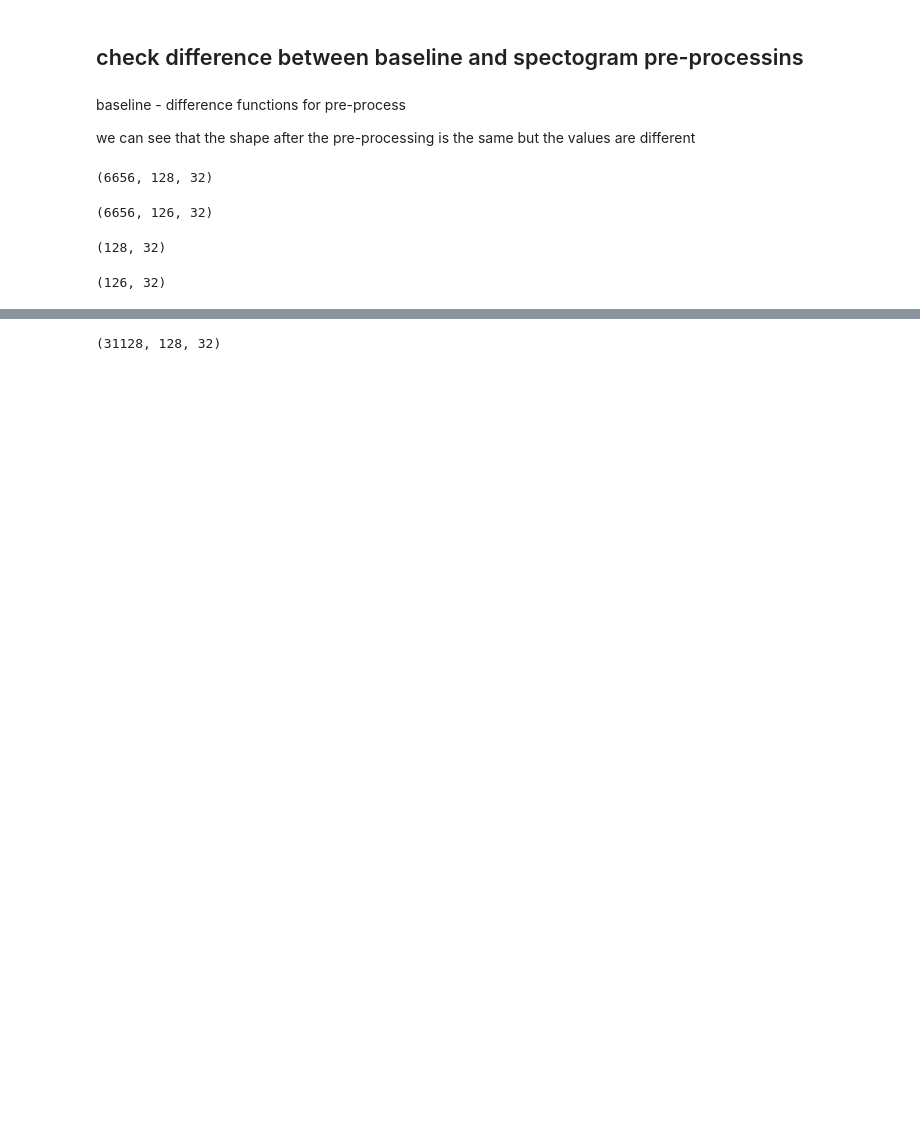
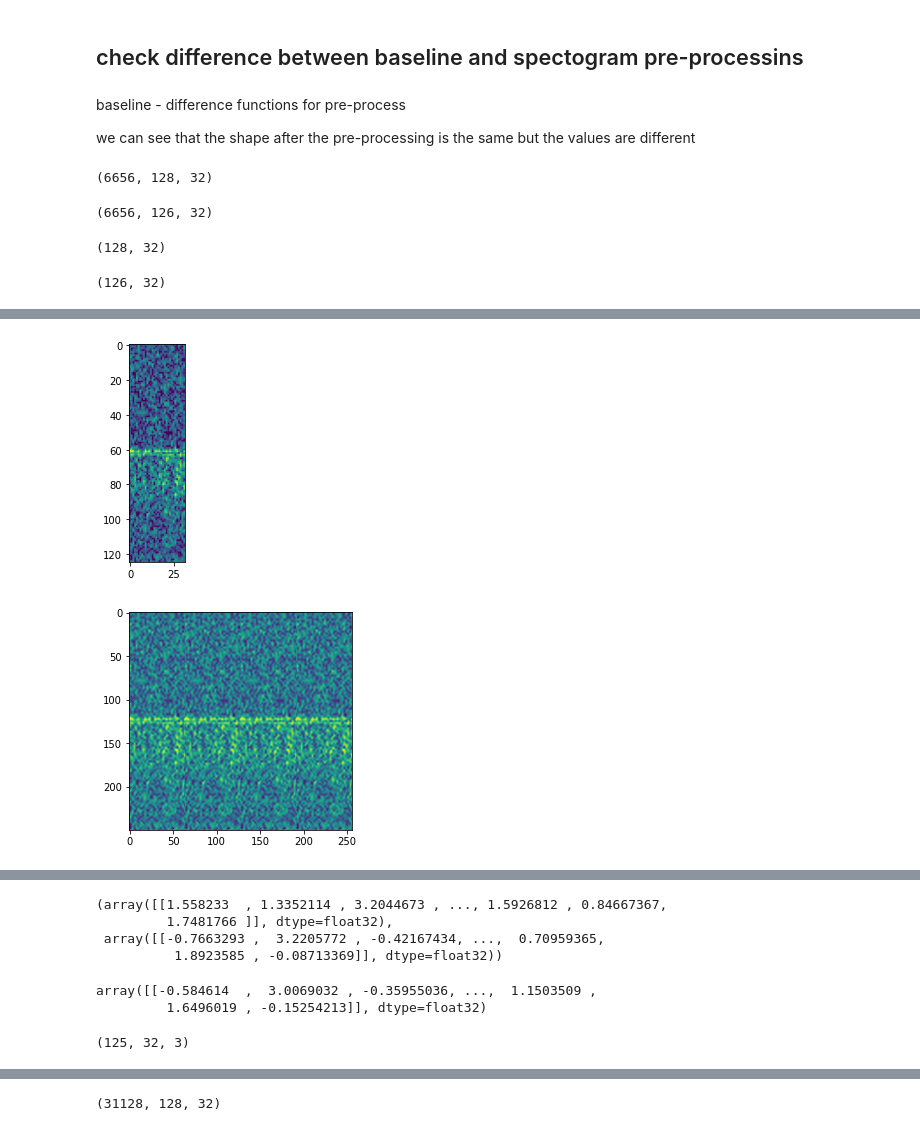
Before and after one commit to InbarShirizly/MAFAT-Challenge, a Jupyter notebook: Our notebooks/Tammuz/Tammuz Working Copy EDA - CP2.ipynb, the cells around one changed output, grey strips where cells are left out. Cells and saved outputs as stored; diff of their text form; code cells hidden in the pictures; blank space fills up the shorter version.

```diff
--- a/Our notebooks/Tammuz/Tammuz Working Copy EDA - CP2.ipynb
+++ b/Our notebooks/Tammuz/Tammuz Working Copy EDA - CP2.ipynb
@@ -1695,0 +1796,43 @@ display_difference_baseline(training, train_df)
+# %%
+import openl3
+from skimage.io import imread
+from scipy import interpolate
+
+def get_embeddings(df=training,segment_id=-1):
+  # get the spectrogram, note that it is recentered
+  if segment_id<0:
+    segment = np.where(df['segment_id'] == np.random.choice(df["segment_id"]))[0][0]
+  else:
+    segment = np.where(df['segment_id'] == segment_id)[0][0]
+  spec_iq = recenter_midline(calculate_spectrogram(df['iq_sweep_burst'][segment], flip=False))
+
+  # interporlate it to reach the 224x224 requirement for the L3 embedding
+  # so first interpolate to double its size and then repeate it 4 times
+  X_o = np.linspace(1,spec_iq.shape[0],spec_iq.shape[0])
+  Y_o = np.linspace(1,spec_iq.shape[1],spec_iq.shape[1])
+  X_d = np.linspace(1,spec_iq.shape[0],2*spec_iq.shape[0])
+  Y_d = np.linspace(1,spec_iq.shape[1],2*spec_iq.shape[1])
+  f = interpolate.RectBivariateSpline(X_o,Y_o,spec_iq)
+  spec_double = f(X_d,Y_d)
+  spec_double_2 = np.concatenate((spec_double,spec_double),axis=1)
+  plt.imshow(spec_iq)
+  plt.show()
+  spec_double_4 = np.concatenate((spec_double_2,spec_double_2),axis=1)
+  plt.imshow(spec_double_4)
+  plt.show()
+
+  # add RGB channels
+  input = np.repeat(spec_double_4[...,np.newaxis], 3, -1)
+
+  # run embedding
+  emb_env = openl3.get_image_embedding(input, content_type="env",
+                                  input_repr="mel256")
+
+  emb_mus = openl3.get_image_embedding(input, content_type="music",
+                                  input_repr="mel256")
+  return emb_env, emb_mus
+# %%
+get_embeddings()
+# %% [output]
+[figure, added]
+[figure, added]
@@ -1695,0 +1841,9 @@ display_difference_baseline(training, train_df)
+(array([[1.558233  , 1.3352114 , 3.2044673 , ..., 1.5926812 , 0.84667367,
+         1.7481766 ]], dtype=float32),
+ array([[-0.7663293 ,  3.2205772 , -0.42167434, ...,  0.70959365,
+          1.8923585 , -0.08713369]], dtype=float32))
+# %%
+emb2[0:100]
+# %% [output]
+array([[-0.584614  ,  3.0069032 , -0.35955036, ...,  1.1503509 ,
+         1.6496019 , -0.15254213]], dtype=float32)
@@ -1695,0 +1853,4 @@ display_difference_baseline(training, train_df)
+# %%
+train_x.shape
+# %% [output]
+(125, 32, 3)
```
Also changed, not shown: parts of 41 cells of this notebook, 15 other files.
